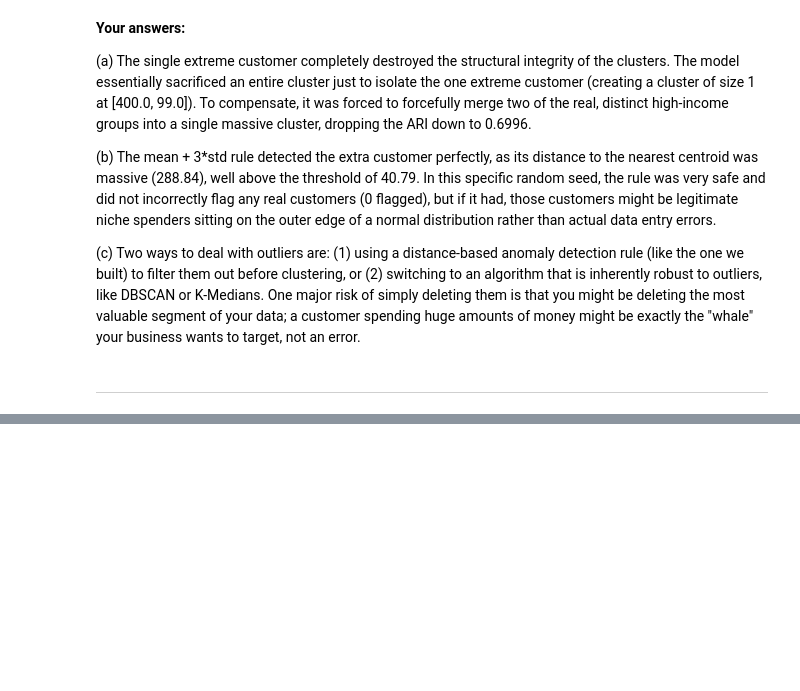
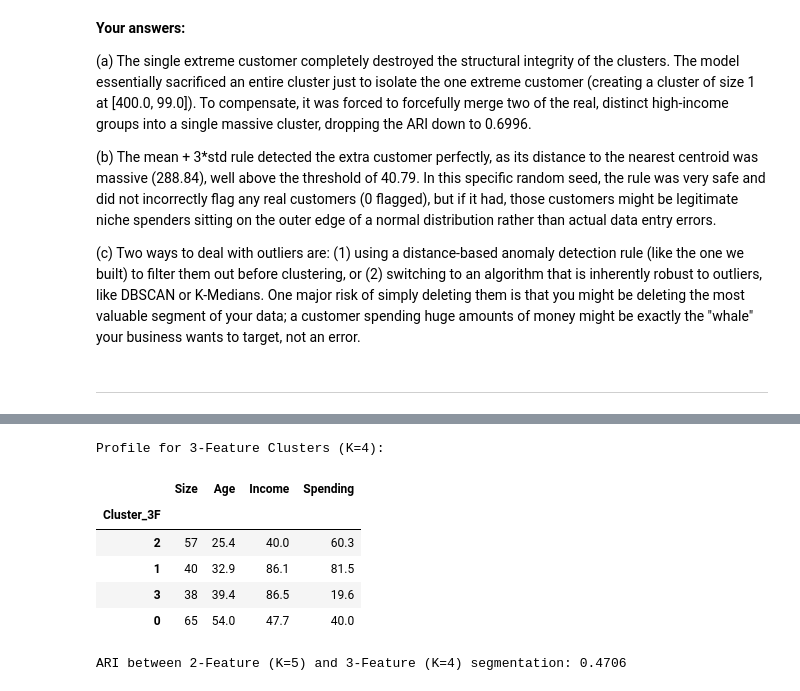
Before and after one commit to bahadurmalik82/customer-segmentation-kmeans, a Jupyter notebook: KMeans_Clustering.ipynb, the cells around one changed output, grey strips where cells are left out. Cells and saved outputs as stored; diff of their text form; code cells hidden in the pictures; blank space fills up the shorter version.

```diff
--- a/KMeans_Clustering.ipynb
+++ b/KMeans_Clustering.ipynb
@@ -986,0 +1065,17 @@ ARI vs Original Model: 0.9845
+# %%
+# 1. Gender check
+print(f"Overall % Female in Dataset: {df['Is_Female'].mean() * 100:.1f}%\n")
+print(pd.crosstab(df['Segment'], df['Gender'], normalize='index').round(3) * 100)
+
+# 2. Add Age and scale
+X3 = df[['Age', 'Income', 'Spending']].values
+X3_scaled = StandardScaler().fit_transform(X3)
+
+sil_scores = []
+for k in range(2, 9):
+    lbl = KMeans(n_clusters=k, n_init=10, random_state=SEED).fit_predict(X3_scaled)
+    sil_scores.append(silhouette_score(X3_scaled, lbl))
+
+print("\nAverage Silhouettes for Scaled (Age, Income, Spending):")
+for k, score in zip(range(2, 9), sil_scores):
+    print(f"  K={k}: {score:.4f}")
@@ -986,0 +1107,27 @@ ARI vs Original Model: 0.9845
+# %%
+# K=4 is the best silhouette for the scaled 3-feature data
+best_k = 4
+lbl3 = KMeans(n_clusters=best_k, n_init=10, random_state=SEED).fit_predict(X3_scaled)
+df['Cluster_3F'] = lbl3
+
+profile3 = df.groupby('Cluster_3F').agg({
+    'CustomerID': 'count',
+    'Age': 'mean',
+    'Income': 'mean',
+    'Spending': 'mean'
+}).rename(columns={'CustomerID': 'Size'}).sort_values('Age').round(1)
+
+print(f"Profile for 3-Feature Clusters (K={best_k}):")
+display(profile3)
+
+ari_2f_3f = adjusted_rand_score(df['Cluster'], lbl3)
+print(f"\nARI between 2-Feature (K=5) and 3-Feature (K={best_k}) segmentation: {ari_2f_3f:.4f}")
+# %% [output]
+Profile for 3-Feature Clusters (K=4):
+|  | Size | Age | Income | Spending |
+| Cluster_3F |  |  |  |  |
+| 2 | 57 | 25.4 | 40.0 | 60.3 |
+| 1 | 40 | 32.9 | 86.1 | 81.5 |
+| 3 | 38 | 39.4 | 86.5 | 19.6 |
+| 0 | 65 | 54.0 | 47.7 | 40.0 |
+ARI between 2-Feature (K=5) and 3-Feature (K=4) segmentation: 0.4706
```
Also changed, not shown: parts of 10 cells of this notebook.
